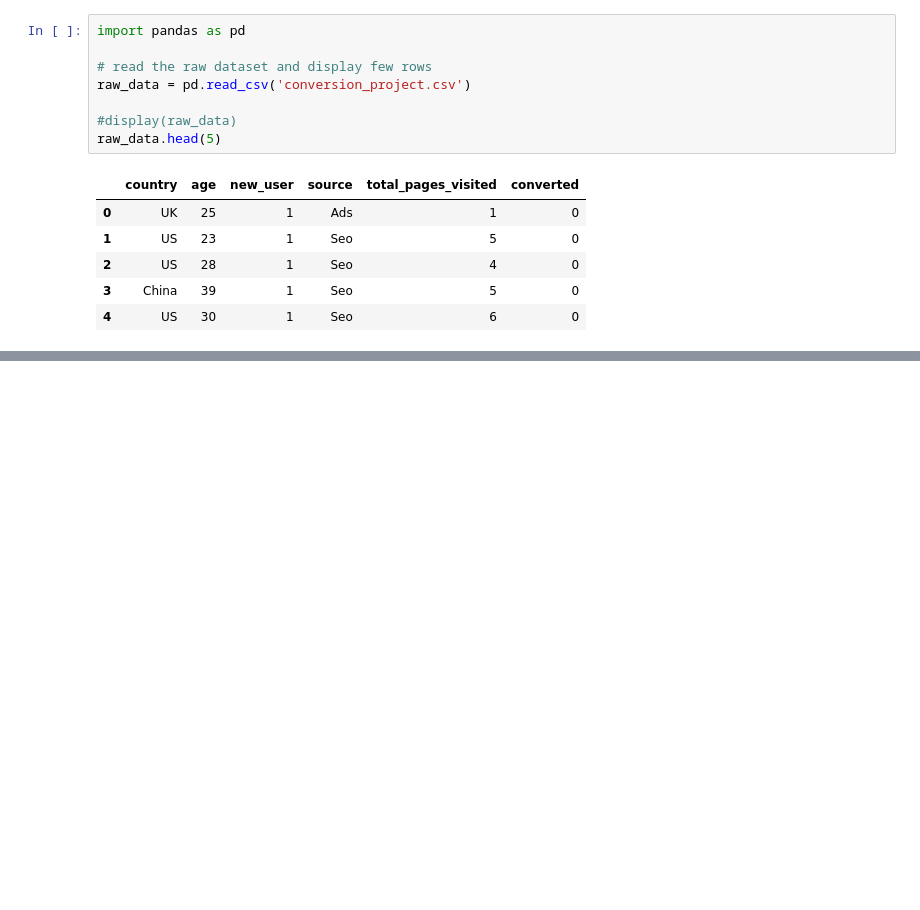
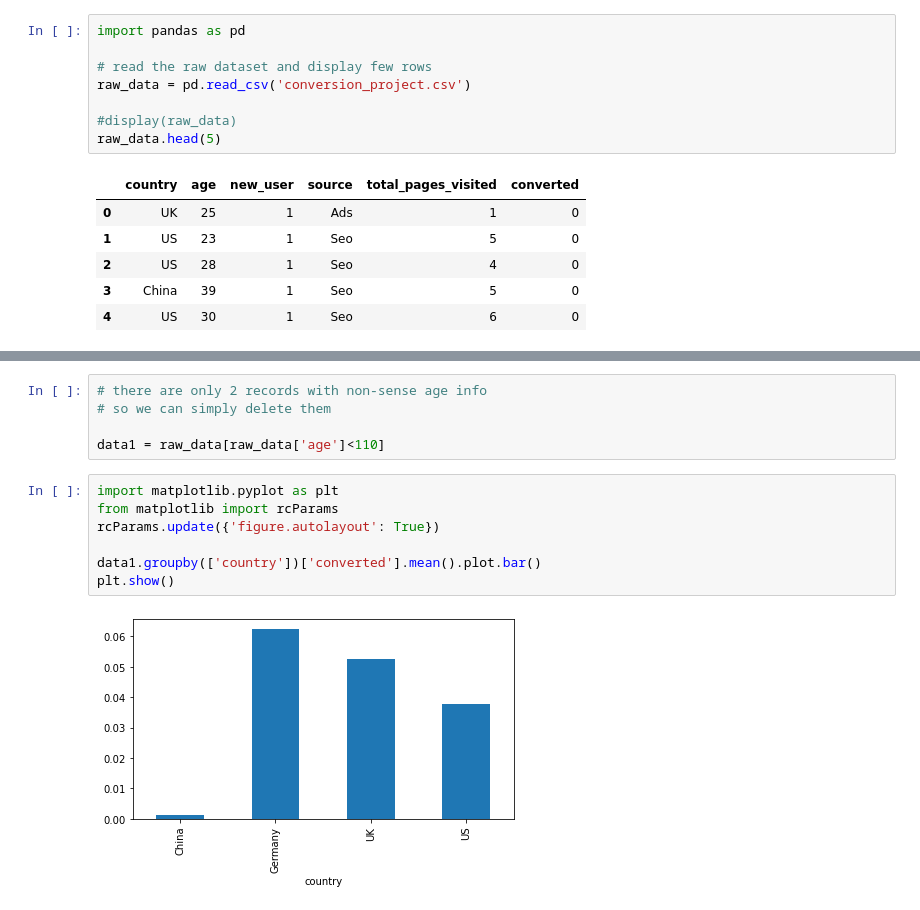
Before and after one commit to dun-zhang-ca/convertion-rate-analysis, a Jupyter notebook: analysis.ipynb, the cells around one changed output, grey strips where cells are left out. Saved outputs shown, nothing was run; the diff lists cells and outputs as text; blank space fills up the shorter version.

```diff
--- a/analysis.ipynb
+++ b/analysis.ipynb
@@ -15,0 +94,14 @@ raw_data.head(5)
+# %%
+# there are only 2 records with non-sense age info
+# so we can simply delete them
+
+data1 = raw_data[raw_data['age']<110]
+# %%
+import matplotlib.pyplot as plt
+from matplotlib import rcParams
+rcParams.update({'figure.autolayout': True})
+
+data1.groupby(['country'])['converted'].mean().plot.bar()
+plt.show()
+# %% [output]
+[figure, added]
```
Also changed, not shown: parts of 9 cells of this notebook.
